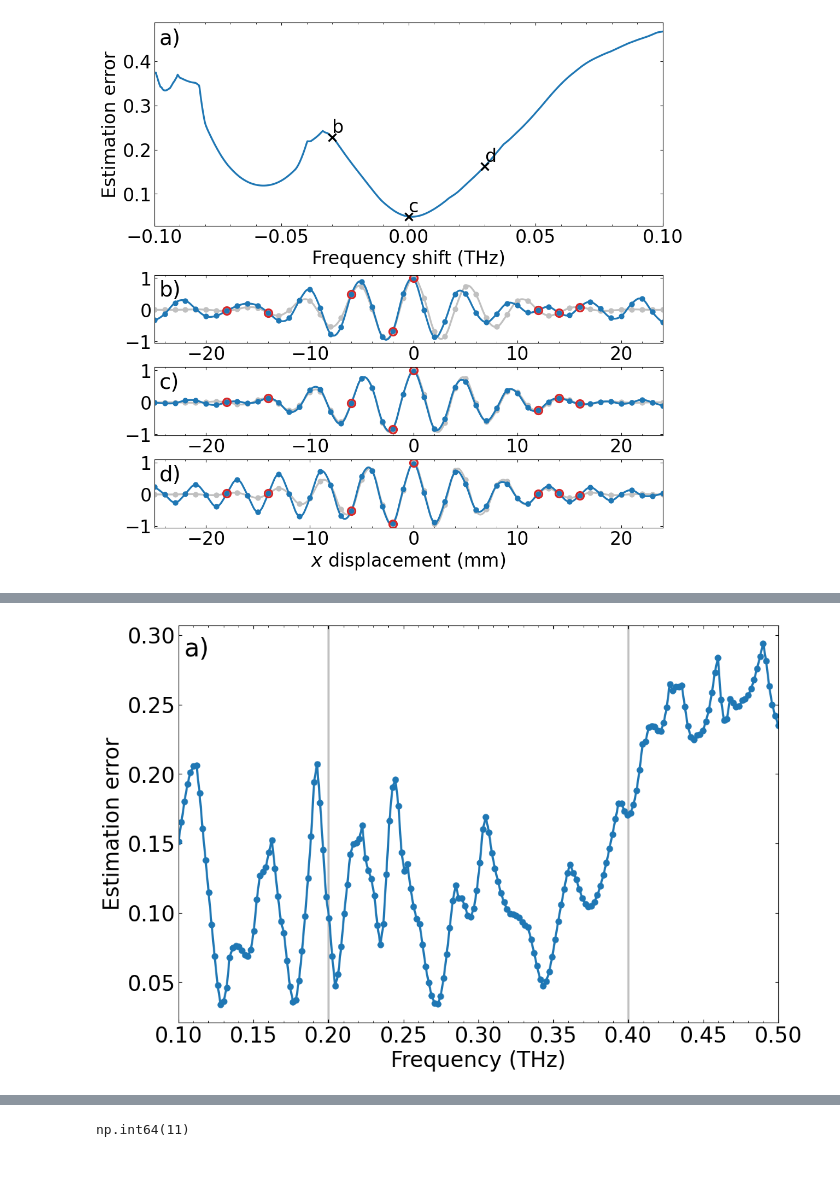
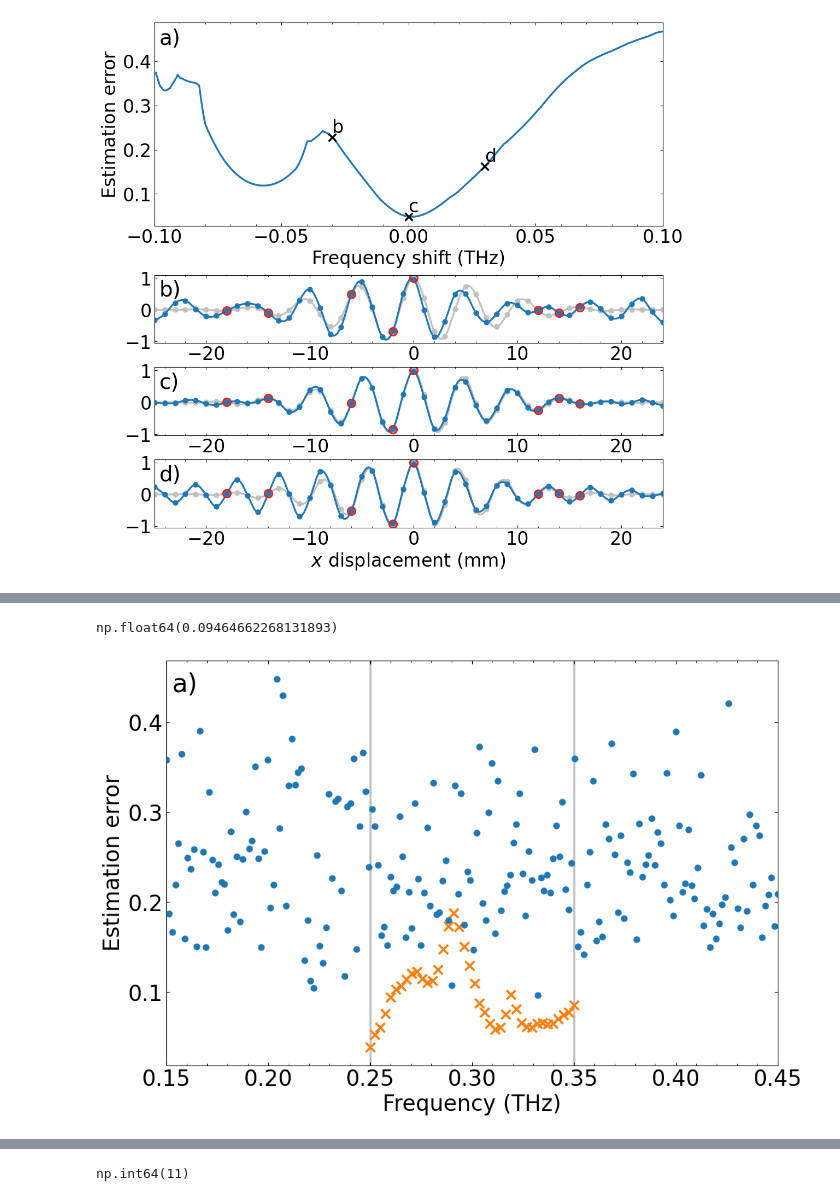
Before and after one commit to Jammi-Dodgers/THz-Compressed-Sensing, a Jupyter notebook: solution_robustness.ipynb, the cells around one changed output, grey strips where cells are left out. Drawn from its saved outputs; the diff is of its cells as text; code cells hidden in the pictures; blank space fills up the shorter version.

```diff
--- a/solution_robustness.ipynb
+++ b/solution_robustness.ipynb
@@ -163,24 +163,30 @@ WARNING! Noiseless data not provided, assuming interferogram has no noise.
 # %%
 regularization_coeffient= 1e-2; samples = 8
 central_freq= 300e9; FWHM_fraction= 0.25 #FWHM_freq= 75e9
-training_range= 100e9; training_N= 40
-test_range= 200e9; test_N= 200
+training_range= 50e9; training_N= 40
+test_range= 150e9; test_N= 200
+noise = 0.1
 
 shifts = np.linspace(-training_range, training_range, training_N)
 training_shifted_freqs = central_freq +shifts
 
-targets = np.empty((training_N, total_points))
+targets= np.empty((training_N, total_points)); noiseless= np.empty((training_N, total_points))
 for n, shifted_freq in enumerate(training_shifted_freqs):
-    targets[n] = cs.generate_interferogram(total_points, pixel_pitch*1e-3, shifted_freq, shifted_freq*FWHM_fraction, 6)
-test_config, average_score = cs.MCMC_metropolis(samples, targets, regularization_coeffient= regularization_coeffient, error_type= "L2")
+    noiseless[n] = cs.generate_interferogram(total_points, pixel_pitch*1e-3, shifted_freq, shifted_freq*FWHM_fraction, 6)
+    targets[n] = cs.generate_interferogram(total_points, pixel_pitch*1e-3, shifted_freq, shifted_freq*FWHM_fraction, 6, noise)
+test_config, average_score = cs.MCMC_metropolis(samples, targets, noiseless= noiseless, regularization_coeffient= regularization_coeffient, error_type= "L2")
 
+training_scores = np.empty(training_N)
+for n, shifted_freq in enumerate(training_shifted_freqs):
+    training_scores[n] = cs.evaluate_score(test_config, targets[n], noiseless= noiseless[n], regularization_coeffient= regularization_coeffient, error_type= "L2")
 
 shifts = np.linspace(-test_range, test_range, test_N)
 test_shifted_freqs = central_freq +shifts
 
-scores = np.empty(test_N)
+test_scores = np.empty(test_N)
 for n, shifted_freq in enumerate(test_shifted_freqs):
-    target = cs.generate_interferogram(total_points, pixel_pitch*1e-3, shifted_freq, shifted_freq*FWHM_fraction, 6)
-    scores[n] = cs.evaluate_score(test_config, target, regularization_coeffient= regularization_coeffient, error_type= "L2")
+    noiseles = cs.generate_interferogram(total_points, pixel_pitch*1e-3, shifted_freq, shifted_freq*FWHM_fraction, 6)
+    target = cs.generate_interferogram(total_points, pixel_pitch*1e-3, shifted_freq, shifted_freq*FWHM_fraction, 6, noise)
+    test_scores[n] = cs.evaluate_score(test_config, target, noiseless= noiseles, regularization_coeffient= regularization_coeffient, error_type= "L2")
 
-print(test_config)
+print(test_config, average_score)
@@ -205,16 +202,19 @@ WARNING! Noiseless data not provided, assuming interferogram has no noise.
+# %%
+np.mean(training_scores)
+# %% [output]
+np.float64(0.09464662268131893)
 # %%
 fig, axs = plt.subplots(1, 1, figsize= (12, 8))
 
-axs.plot(test_shifted_freqs*1e-12, scores, marker= ".", zorder= 2.0)
+axs.plot(test_shifted_freqs*1e-12, test_scores, marker= ".", zorder= 2.0, linestyle= "none")
+axs.plot(training_shifted_freqs*1e-12, training_scores, marker= "x", zorder= 1.9, linestyle= "none")
 axs.vlines([(central_freq-training_range)*1e-12, (central_freq+training_range)*1e-12], 0, 1, transform= axs.get_xaxis_transform(), color= "silver", zorder= 1.5)
-#axs.vlines(central_freq*1e-12, 0, 1, transform= axs.get_xaxis_transform())
-#axs[0].set_title("a)", loc='left')
 axs.annotate("a)", (0.01,0.97), xycoords= 'axes fraction', ha= "left", va= "top", fontsize= 28)
 axs.set(xlabel= "Frequency (THz)", ylabel= "Estimation error", xlim= (test_shifted_freqs.min()*1e-12, test_shifted_freqs.max()*1e-12))#, xticks= np.arange(0.2, 0.4+0.05, 0.05))
 
 plt.show()
 # %% [output]
-[figure, old version]
+[figure, new version]
 # %%
 N = 1000; shift_range= 100e9; regularization_coeffient= 1e-2; samples = 8
 central_freqs= [250e9, 300e9, 350e9]
```
Also changed, not shown: parts of 7 cells of this notebook, 3 other files.
